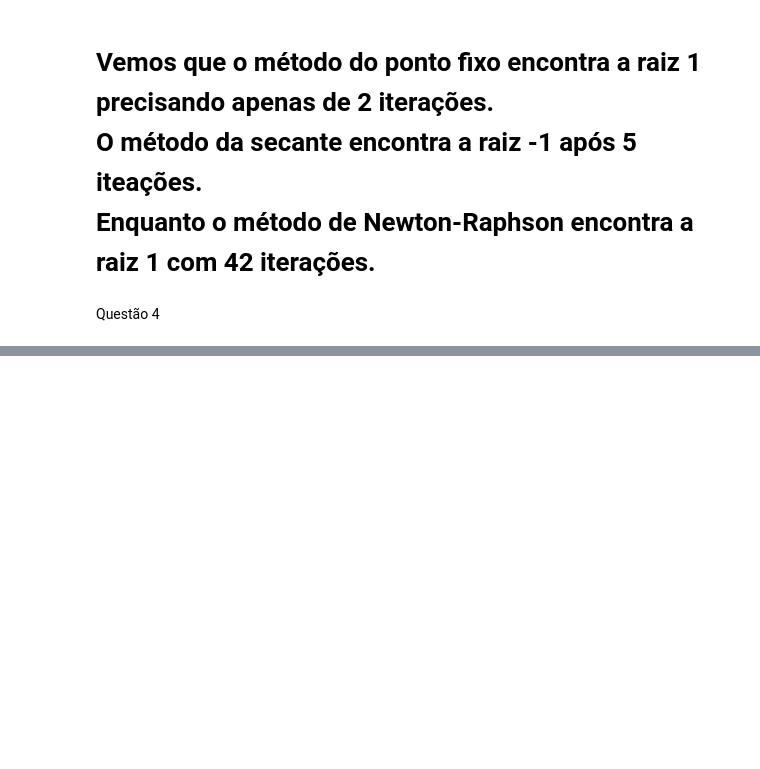
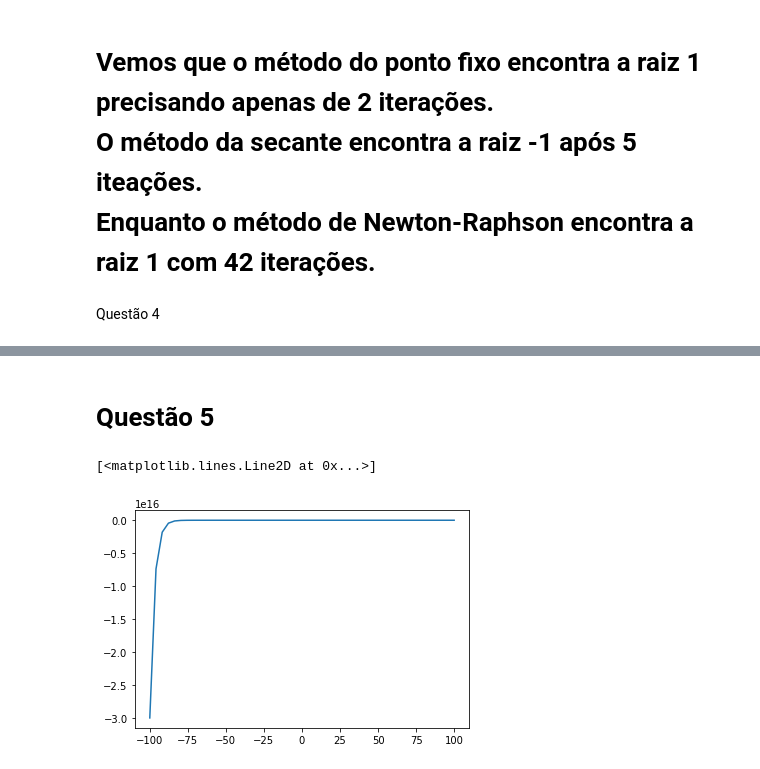
Before and after one commit to MarlonCosta/MetodosNumericos, a Jupyter notebook: Lista 3.ipynb, the cells around one changed output, grey strips where cells are left out. Saved outputs shown, nothing was run; the diff lists cells and outputs as text; code cells hidden in the pictures; blank space fills up the shorter version.

```diff
--- a/Lista 3.ipynb
+++ b/Lista 3.ipynb
@@ -167,0 +165,12 @@ plt.plot(3, 1/2, marker='o')
+# %% [markdown]
+# Questão 5
+# %%
+def q5(t, sigma=1/3, A=1):
+
+    return A*t*np.exp(-sigma*t)
+
+x = np.linspace(-100, 100)
+plt.plot(x, q5(x))
+# %% [output]
+[<matplotlib.lines.Line2D at 0x...>]
+[figure, added]
```
Also changed, not shown: parts of 2 cells of this notebook, 2 other files.
